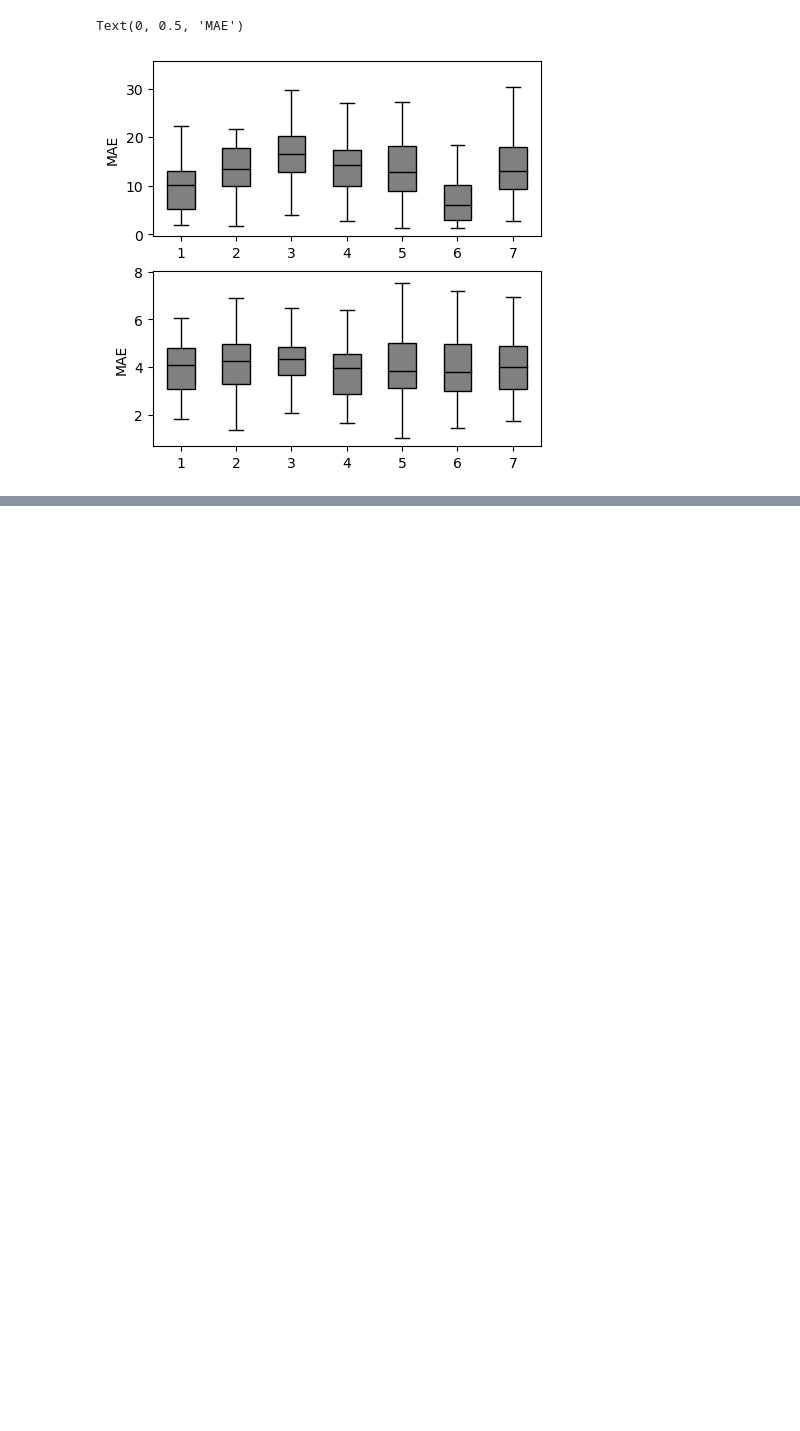
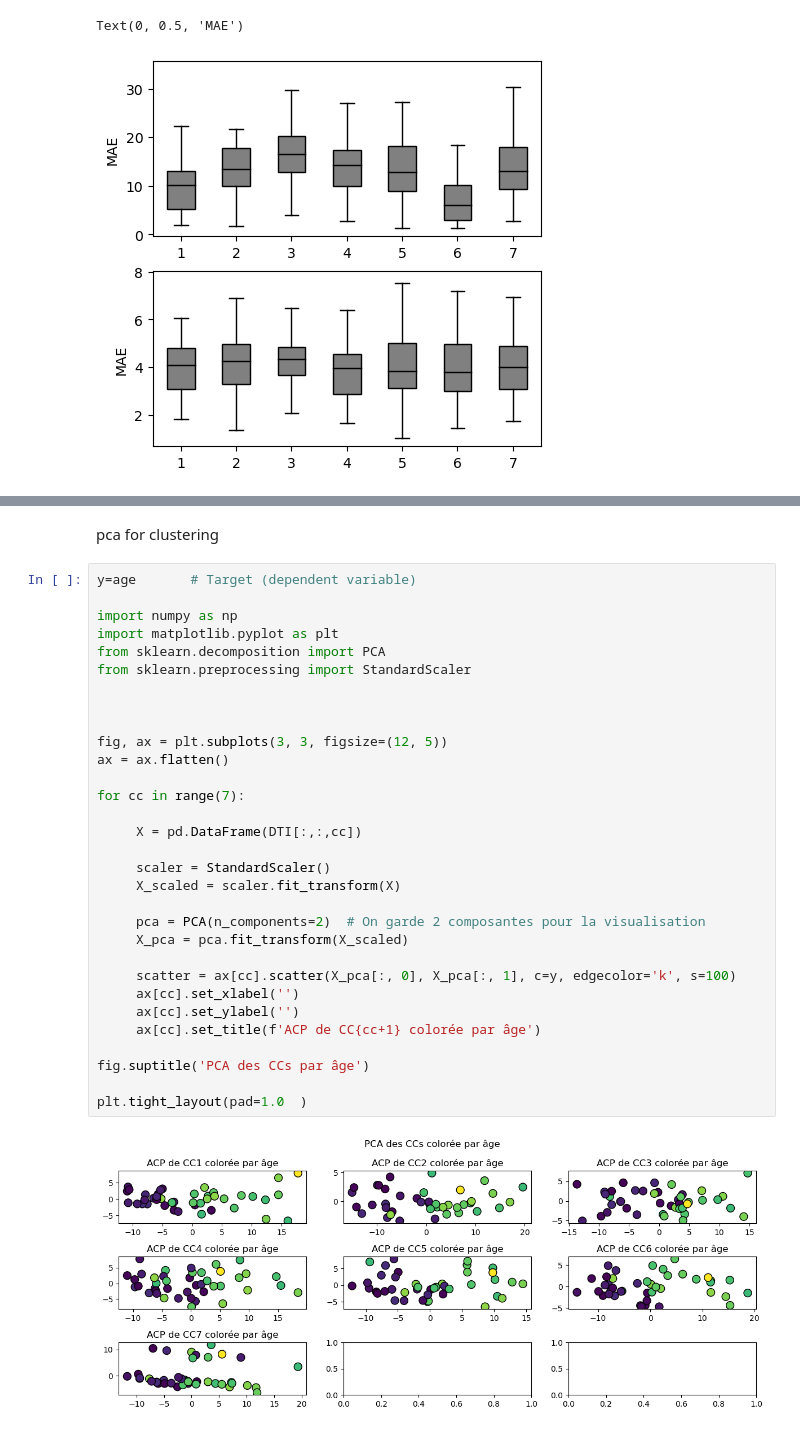
Before and after one commit to nicolascatz/CRPN_DTI_AGING_DPAKNC, a Jupyter notebook: scripts/DTI_Aging_FeatSelect_and_votingRegressor_251213_NC.ipynb, the cells around one changed output, grey strips where cells are left out. Saved outputs shown, nothing was run; the diff lists cells and outputs as text; blank space fills up the shorter version.

```diff
--- a/scripts/DTI_Aging_FeatSelect_and_votingRegressor_251213_NC.ipynb
+++ b/scripts/DTI_Aging_FeatSelect_and_votingRegressor_251213_NC.ipynb
@@ -471,0 +563,35 @@ Text(0, 0.5, 'MAE')
+# %% [markdown]
+pca for clustering
+# %%
+y=age       # Target (dependent variable)
+
+import numpy as np
+import matplotlib.pyplot as plt
+from sklearn.decomposition import PCA
+from sklearn.preprocessing import StandardScaler
+
+
+
+fig, ax = plt.subplots(3, 3, figsize=(12, 5))
+ax = ax.flatten()
+
+for cc in range(7):
+
+     X = pd.DataFrame(DTI[:,:,cc])
+
+     scaler = StandardScaler()
+     X_scaled = scaler.fit_transform(X)
+
+     pca = PCA(n_components=2)  # On garde 2 composantes pour la visualisation
+     X_pca = pca.fit_transform(X_scaled)
+
+     scatter = ax[cc].scatter(X_pca[:, 0], X_pca[:, 1], c=y, edgecolor='k', s=100)
+     ax[cc].set_xlabel('')
+     ax[cc].set_ylabel('')
+     ax[cc].set_title(f'ACP de CC{cc+1} colorée par âge')
+
+fig.suptitle('PCA des CCs par âge')
+
+plt.tight_layout(pad=1.0  )
+# %% [output]
+[figure, added]
```
Also changed, not shown: parts of 6 cells of this notebook, 3 other files.
